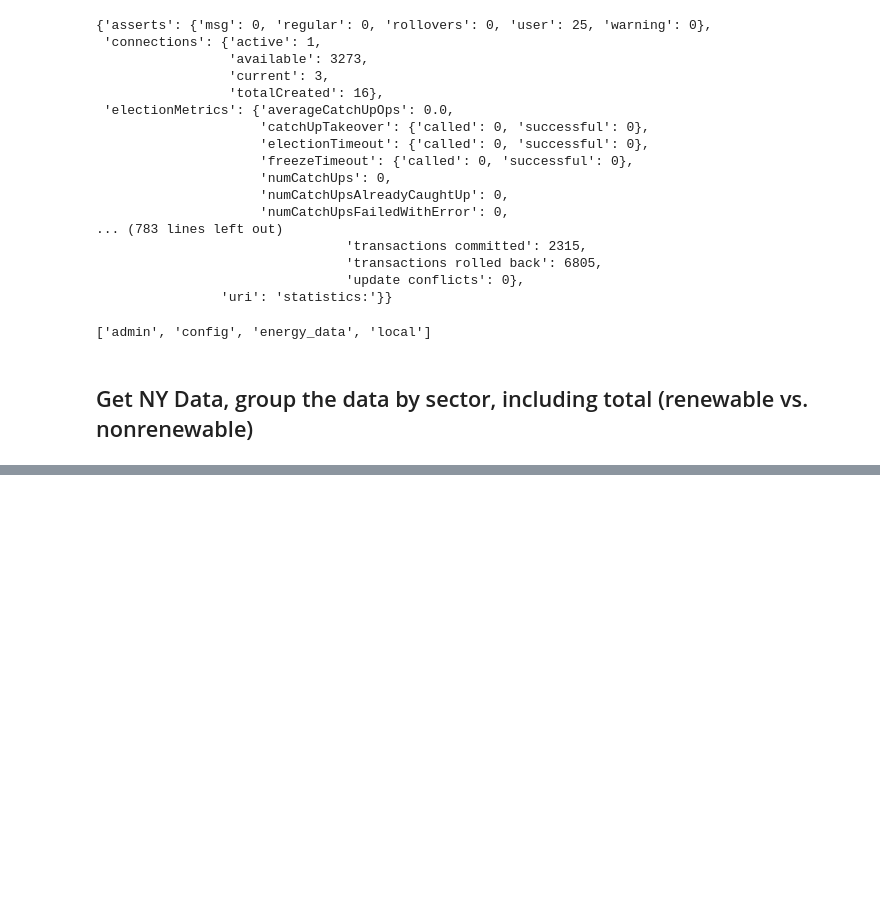
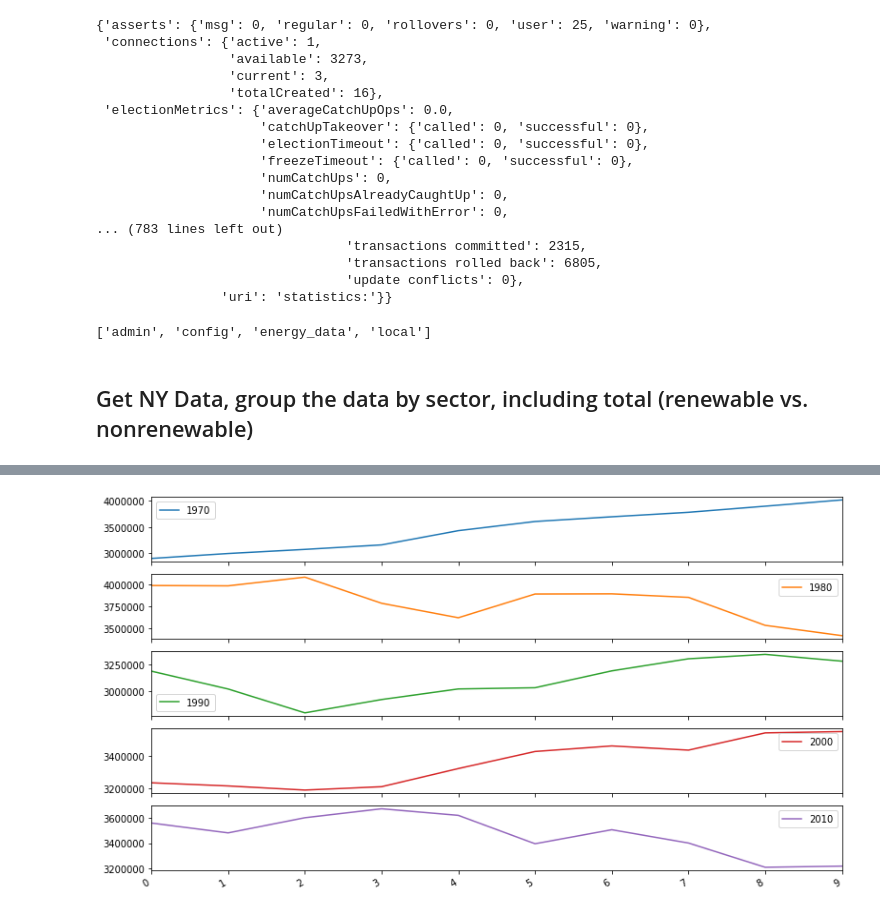
Before and after one commit to msanchez-ayala/energy-consumption, a Jupyter notebook: eda_modeling_experimentation.ipynb, the cells around one changed output, grey strips where cells are left out. Drawn from its saved outputs; the diff is of its cells as text; code cells hidden in the pictures; blank space fills up the shorter version.

Commit message:
clean up code, begin visualizations

```diff
--- a/eda_modeling_experimentation.ipynb
+++ b/eda_modeling_experimentation.ipynb
@@ -64,4 +62,6 @@ del ny[1]
 # %%
+# Generate list of the possible sectors to iterate through
 sectors = [series.get('sector') for series in ny]
-sectors = set(sectors)
+sectors = list(set(sectors))
 sectors.remove(None)
+sectors.sort()
@@ -181,3 +68,13 @@ fig.show()
+# %%
+# Create a dictionary containing all of NY's dataframes
+dataframes = {sector: helper_functions.get_energy_pop_df(ny,sector) for sector in sectors}
+
+# Create a dataframe with just the temperature data
+temp_df = helper_functions.get_weather_df(ny[1])
+
+# Concatenate all these bad boys
+for sector in dataframes:
+    dataframes[sector] = pd.concat([dataframes[sector], temp_df],axis=1)
 # %%
 temp_df_melt = temp_df.reset_index().melt(id_vars='index',
                                 value_vars=temp_column_titles,
@@ -186,0 +98,18 @@ temp_df_melt.columns = ['Year','Temperature Cutoff','Temperature']
+# %%
+total_df = dataframes['Total All Sectors']
+# %%
+# Use pandas grouper to group values using annual frequency
+nr_decade_groups = total_df['Nonrenewable Sources'].groupby(pd.Grouper(freq ='10Y'))
+
+# Create a new DataFrame and store yearly values in columns
+total_decades = pd.DataFrame()
+
+for yr, group in nr_decade_groups:
+    if yr.year > 1960 and yr.year < 2011:
+        total_decades[yr.year] = group.values
+
+
+# Plot the yearly groups as subplots
+total_decades.plot(figsize = (13,8), subplots=True);
+# %% [output]
+[figure, added]
```
Also changed, not shown: parts of 16 cells of this notebook.
